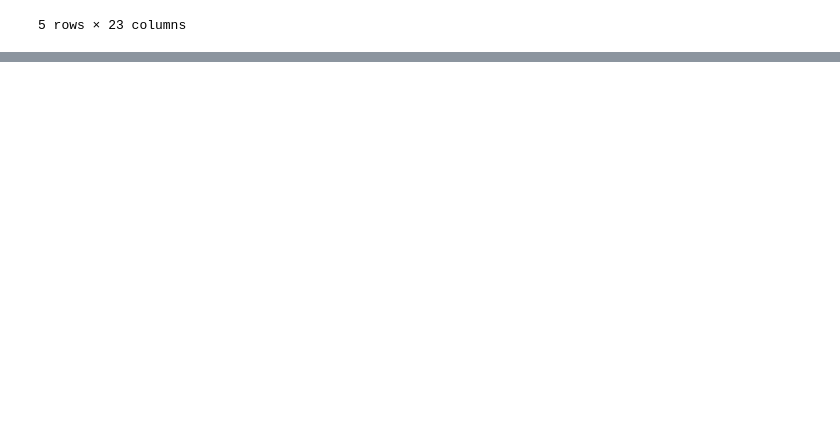
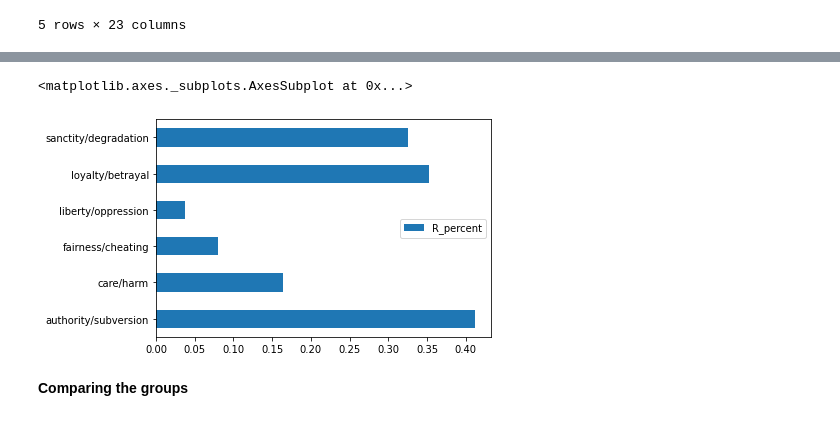
Before and after one commit to falahamro/Moral-Foundations-Analysis, a Jupyter notebook: Mapping_Moral_Foundations_of_Republicans_and_Democrats.ipynb, the cells around one changed output, grey strips where cells are left out. Drawn from its saved outputs; the diff is of its cells as text; code cells hidden in the pictures; blank space fills up the shorter version.

```diff
--- a/Mapping_Moral_Foundations_of_Republicans_and_Democrats.ipynb
+++ b/Mapping_Moral_Foundations_of_Republicans_and_Democrats.ipynb
@@ -352,0 +436,13 @@ campaign.head()
+# %%
+# we repeat the same analysis before to get the percent avg for the republican part
+
+# Select the republican party column from the dataframe
+party_col = campaign['Party']
+
+# create a boolean expression/condition that checks if the a party is Republican
+republican_cond = party_col == 'R'
+
+# index the dataframe using 'republican_cond'
+republicans = campaign[republican_cond]
+
+republicans.head()
@@ -352,0 +457,9 @@ campaign.head()
+# %%
+# calculating the averages
+
+# select the foundations columns and calculate the mean percent for each
+avg_rep_stats = (republicans.loc[:, list(mft_dict.keys())]
+                 .apply(np.mean)
+                 .to_frame('R_percent'))
+
+avg_rep_stats
@@ -352,0 +474,8 @@ campaign.head()
+# %%
+# your code here
+avg_rep_stats.plot.barh()
+# %% [output]
+<matplotlib.axes._subplots.AxesSubplot at 0x...>
+[figure, added]
+# %% [markdown]
+**Comparing the groups**
```
Also changed, not shown: parts of 26 cells of this notebook.
